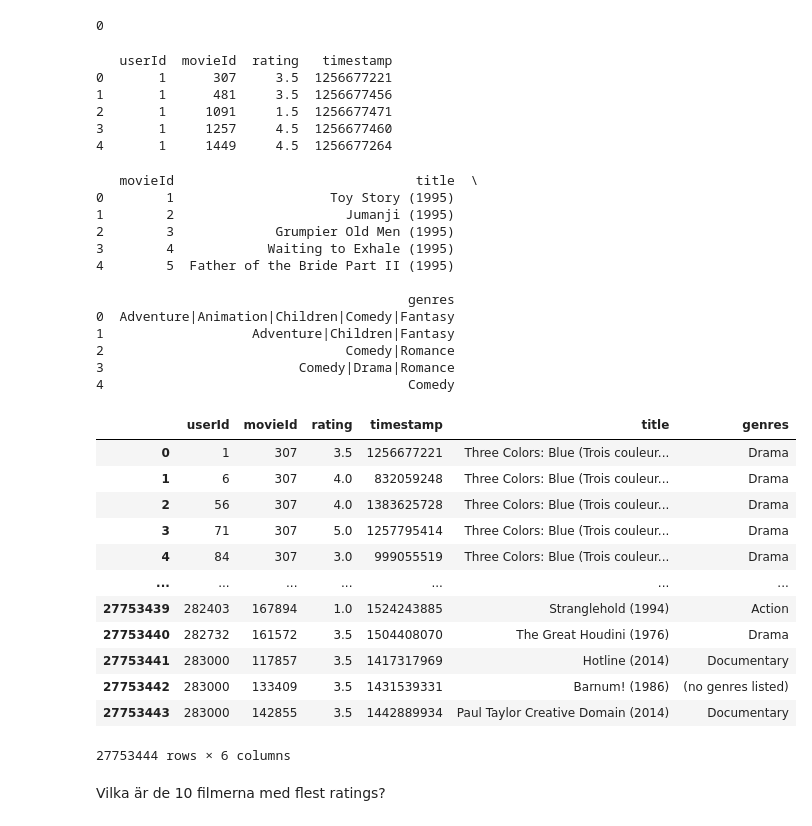
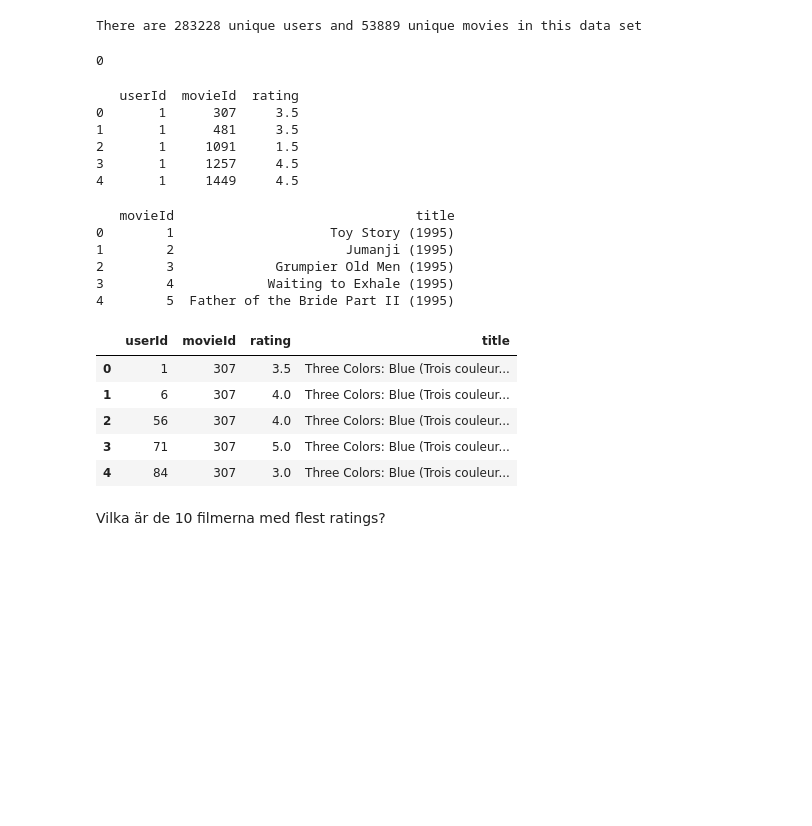
Before and after one commit to JoelOscarsson/Machine-Learning, a Jupyter notebook: Projects/Recommender-System.ipynb, the cells around one changed output. Saved outputs shown, nothing was run; the diff lists cells and outputs as text; code cells hidden in the pictures; blank space fills up the shorter version.

```diff
--- a/Projects/Recommender-System.ipynb
+++ b/Projects/Recommender-System.ipynb
@@ -6,8 +7,20 @@ import matplotlib.pyplot as plt
 # %%
-movies = pd.read_csv('/Users/joeloscarsson/Documents/www/Machine-Learning/Projects/data3/movies1.csv')
-ratings = pd.read_csv('/Users/joeloscarsson/Documents/www/Machine-Learning/Projects/data3/ratings1.csv')
+# Path configuration
+movies = (
+    "/Users/joeloscarsson/Documents/www/Machine-Learning/Projects/data3/movies1.csv"
+)
+ratings = (
+    "/Users/joeloscarsson/Documents/www/Machine-Learning/Projects/data3/ratings1.csv"
+)
 
-# # Converting to the datatypes i want to use.
-# df_movies = pd.read_csv(movies, usecols=['movieId', 'title'], dtype={'movieId': 'int32', 'title': 'str'})
-# df_ratings = pd.read_csv(ratings, usecols=['userId', 'movieId', 'rating'], dtype={'userId': 'int32', 'movieId': 'int32', 'rating':'float32'})
+
+# loading in data and setting data types
+df_movies = pd.read_csv(
+    movies, usecols=["movieId", "title"], dtype={"movieId": "int32", "title": "str"}
+)
+df_ratings = pd.read_csv(
+    ratings,
+    usecols=["userId", "movieId", "rating"],
+    dtype={"userId": "int32", "movieId": "int32", "rating": "float32"},
+)
 # %%
@@ -83,5 +99,11 @@ None
 0.5        442388
 1.5        441354
 dtype: int64
+# %%
+num_users = len(df_ratings.userId.unique())
+num_items = len(df_ratings.movieId.unique())
+print('There are {} unique users and {} unique movies in this data set'.format(num_users, num_items))
+# %% [output]
+There are 283228 unique users and 53889 unique movies in this data set
 # %%
 # So we have zero NaN values in the entire df of ratings, for now...
@@ -89,47 +111,33 @@ print(ratings.isnull().sum().sum())
 # %% [output]
 0
 # %%
-print(ratings.head())
+print(df_ratings.head())
 # %% [output]
-   userId  movieId  rating   timestamp
-0       1      307     3.5  1256677221
-1       1      481     3.5  1256677456
-2       1     1091     1.5  1256677471
-3       1     1257     4.5  1256677460
-4       1     1449     4.5  1256677264
+   userId  movieId  rating
+0       1      307     3.5
+1       1      481     3.5
+2       1     1091     1.5
+3       1     1257     4.5
+4       1     1449     4.5
 # %%
-print(movies.head())
+print(df_movies.head())
 # %% [output]
-   movieId                               title  \
+   movieId                               title
 0        1                    Toy Story (1995)
 1        2                      Jumanji (1995)
 2        3             Grumpier Old Men (1995)
 3        4            Waiting to Exhale (1995)
 4        5  Father of the Bride Part II (1995)
-
-                                        genres
-0  Adventure|Animation|Children|Comedy|Fantasy
-1                   Adventure|Children|Fantasy
-2                               Comedy|Romance
-3                         Comedy|Drama|Romance
-4                                       Comedy
 # %%
-df_merged = pd.merge(ratings, movies)
-df_merged
+df_merged = pd.merge(df_ratings, df_movies, on='movieId')
+df_merged.head()
 # %% [output]
-|  | userId | movieId | rating | timestamp | title | genres |
-| 0 | 1 | 307 | 3.5 | 1256677221 | Three Colors: Blue (Trois couleur... | Drama |
-| 1 | 6 | 307 | 4.0 | 832059248 | Three Colors: Blue (Trois couleur... | Drama |
-| 2 | 56 | 307 | 4.0 | 1383625728 | Three Colors: Blue (Trois couleur... | Drama |
-| 3 | 71 | 307 | 5.0 | 1257795414 | Three Colors: Blue (Trois couleur... | Drama |
-| 4 | 84 | 307 | 3.0 | 999055519 | Three Colors: Blue (Trois couleur... | Drama |
-| ... | ... | ... | ... | ... | ... | ... |
-| 27753439 | 282403 | 167894 | 1.0 | 1524243885 | Stranglehold (1994) | Action |
-| 27753440 | 282732 | 161572 | 3.5 | 1504408070 | The Great Houdini (1976) | Drama |
-| 27753441 | 283000 | 117857 | 3.5 | 1417317969 | Hotline (2014) | Documentary |
-| 27753442 | 283000 | 133409 | 3.5 | 1431539331 | Barnum! (1986) | (no genres listed) |
-| 27753443 | 283000 | 142855 | 3.5 | 1442889934 | Paul Taylor Creative Domain (2014) | Documentary |
+|  | userId | movieId | rating | title |
+| 0 | 1 | 307 | 3.5 | Three Colors: Blue (Trois couleur... |
+| 1 | 6 | 307 | 4.0 | Three Colors: Blue (Trois couleur... |
+| 2 | 56 | 307 | 4.0 | Three Colors: Blue (Trois couleur... |
+| 3 | 71 | 307 | 5.0 | Three Colors: Blue (Trois couleur... |
+| 4 | 84 | 307 | 3.0 | Three Colors: Blue (Trois couleur... |
-27753444 rows × 6 columns
 # %% [markdown]
 Vilka är de 10 filmerna med flest ratings?
 # %%
```
Also changed, not shown: parts of 49 cells of this notebook.
